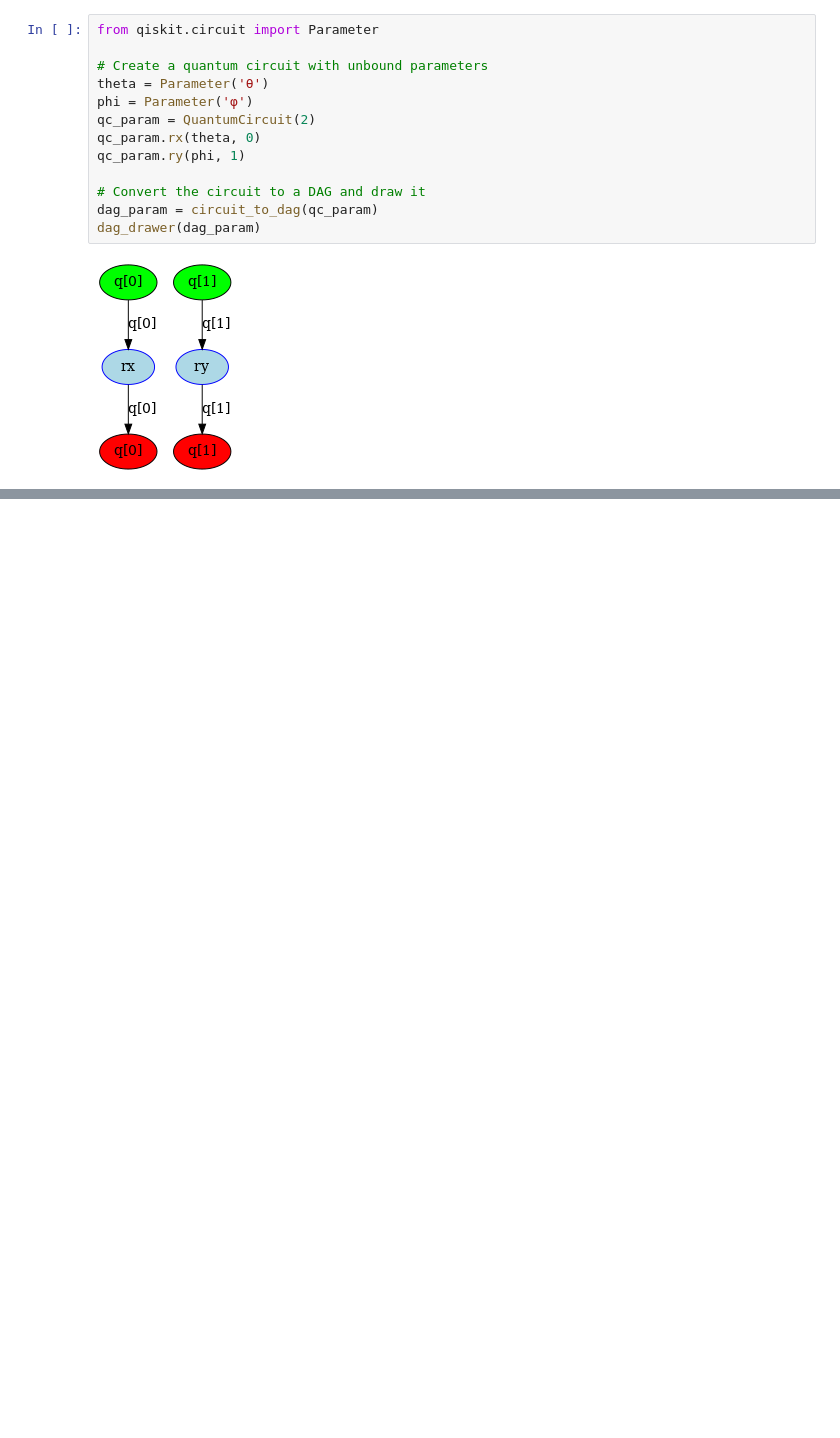
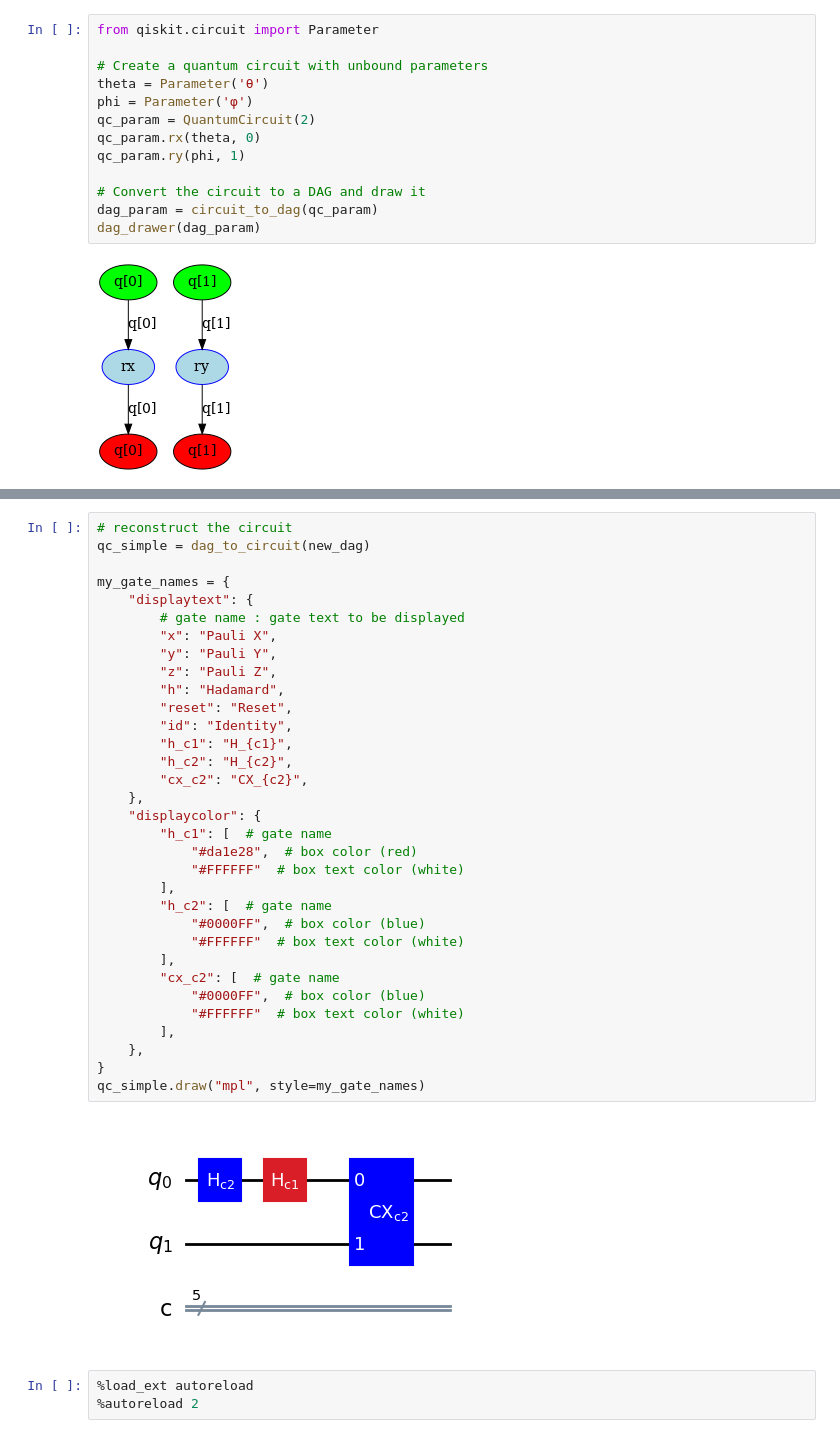
Before and after one commit to sola-st/qite-quantum-platform-testing, a Jupyter notebook: notebooks/011_Dag_Manipulation.ipynb, the cells around one changed output, grey strips where cells are left out. Cells and saved outputs as stored; diff of their text form; blank space fills up the shorter version.

```diff
--- a/notebooks/011_Dag_Manipulation.ipynb
+++ b/notebooks/011_Dag_Manipulation.ipynb
@@ -88,0 +126,38 @@ dag_drawer(dag_param)
+# %%
+# reconstruct the circuit
+qc_simple = dag_to_circuit(new_dag)
+
+my_gate_names = {
+    "displaytext": {
+        # gate name : gate text to be displayed
+        "x": "Pauli X",
+        "y": "Pauli Y",
+        "z": "Pauli Z",
+        "h": "Hadamard",
+        "reset": "Reset",
+        "id": "Identity",
+        "h_c1": "H_{c1}",
+        "h_c2": "H_{c2}",
+        "cx_c2": "CX_{c2}",
+    },
+    "displaycolor": {
+        "h_c1": [  # gate name
+            "#da1e28",  # box color (red)
+            "#FFFFFF"  # box text color (white)
+        ],
+        "h_c2": [  # gate name
+            "#0000FF",  # box color (blue)
+            "#FFFFFF"  # box text color (white)
+        ],
+        "cx_c2": [  # gate name
+            "#0000FF",  # box color (blue)
+            "#FFFFFF"  # box text color (white)
+        ],
+    },
+}
+qc_simple.draw("mpl", style=my_gate_names)
+# %% [output]
+[figure, added]
+# %%
+%load_ext autoreload
+%autoreload 2
```
Also changed, not shown: parts of 5 cells of this notebook, 4 other files.
